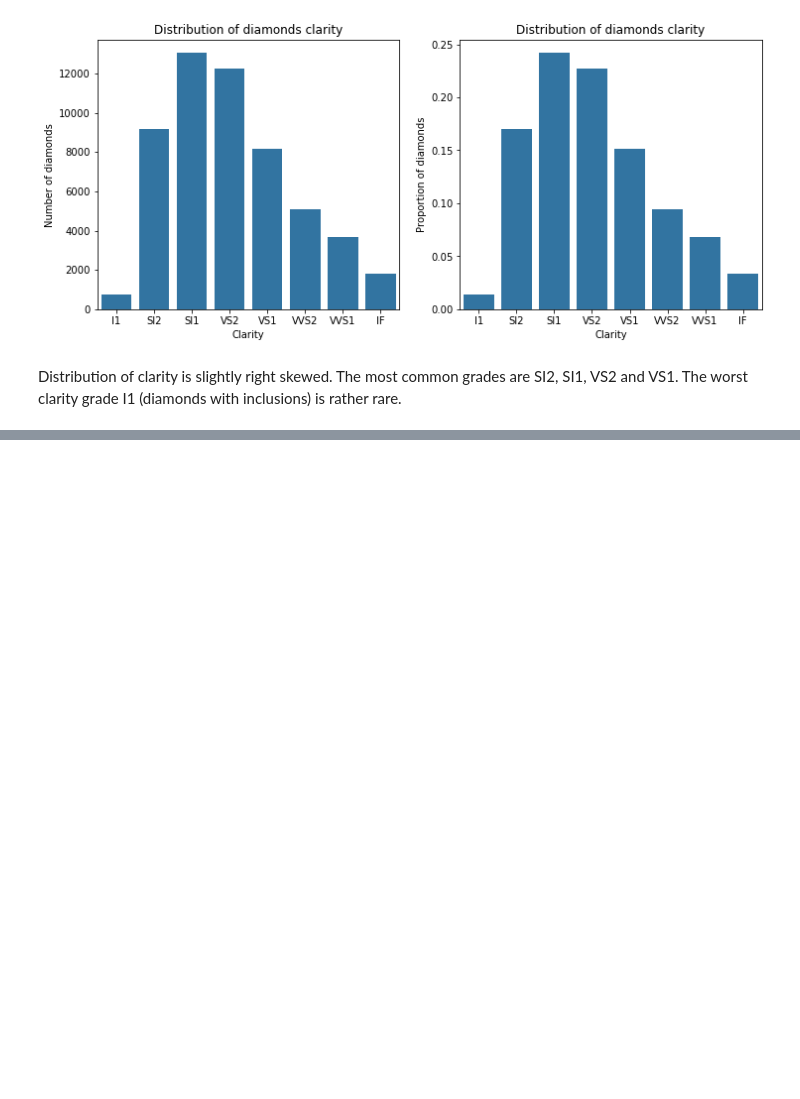
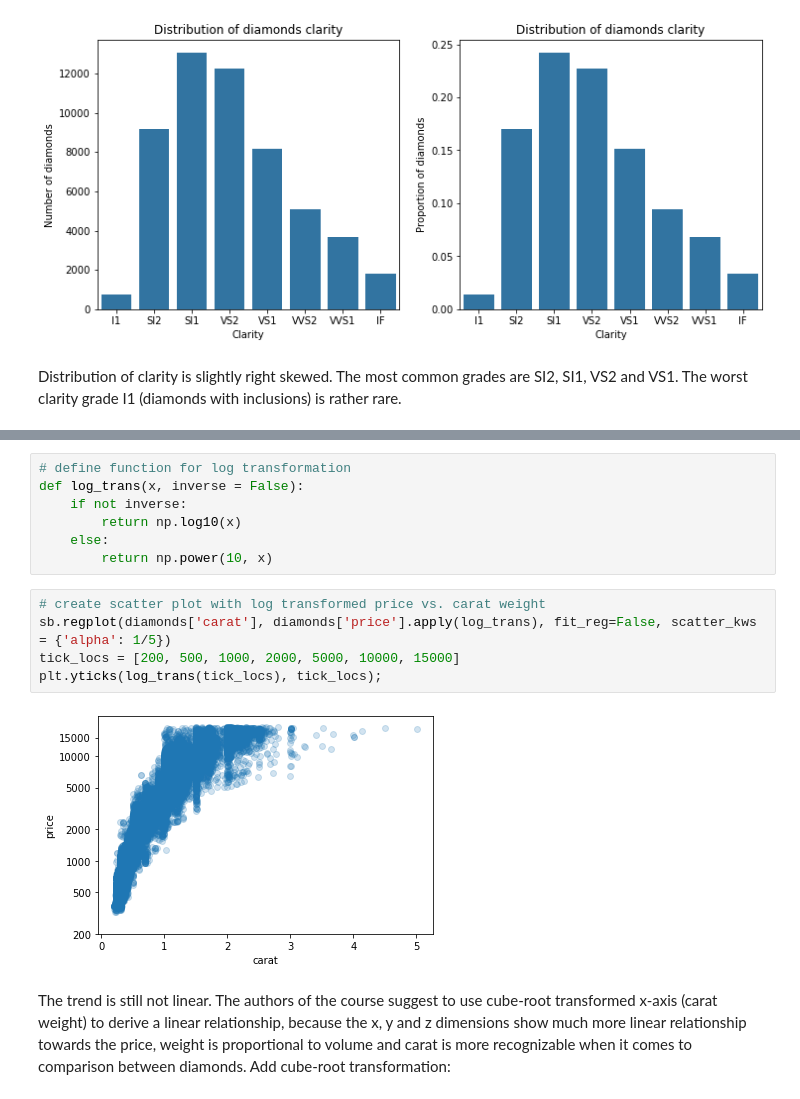
Before and after one commit to mcambalova/data-vis-case-study-diamonds, a Jupyter notebook: data-visualization-diamonds.ipynb, the cells around one changed output, grey strips where cells are left out. Drawn from its saved outputs; the diff is of its cells as text; blank space fills up the shorter version.

```diff
--- a/data-visualization-diamonds.ipynb
+++ b/data-visualization-diamonds.ipynb
@@ -316,0 +336,16 @@ Distribution of clarity is slightly right skewed. The most common grades are SI2
+# %%
+# define function for log transformation
+def log_trans(x, inverse = False):
+    if not inverse:
+        return np.log10(x)
+    else:
+        return np.power(10, x)
+# %%
+# create scatter plot with log transformed price vs. carat weight
+sb.regplot(diamonds['carat'], diamonds['price'].apply(log_trans), fit_reg=False, scatter_kws = {'alpha': 1/5})
+tick_locs = [200, 500, 1000, 2000, 5000, 10000, 15000]
+plt.yticks(log_trans(tick_locs), tick_locs);
+# %% [output]
+[figure, added]
+# %% [markdown]
+The trend is still not linear. The authors of the course suggest to use cube-root transformed x-axis (carat weight) to derive a linear relationship, because the x, y and z dimensions show much more linear relationship towards the price, weight is proportional to volume and carat is more recognizable when it comes to comparison between diamonds. Add cube-root transformation:
```
Also changed, not shown: parts of 24 cells of this notebook.
